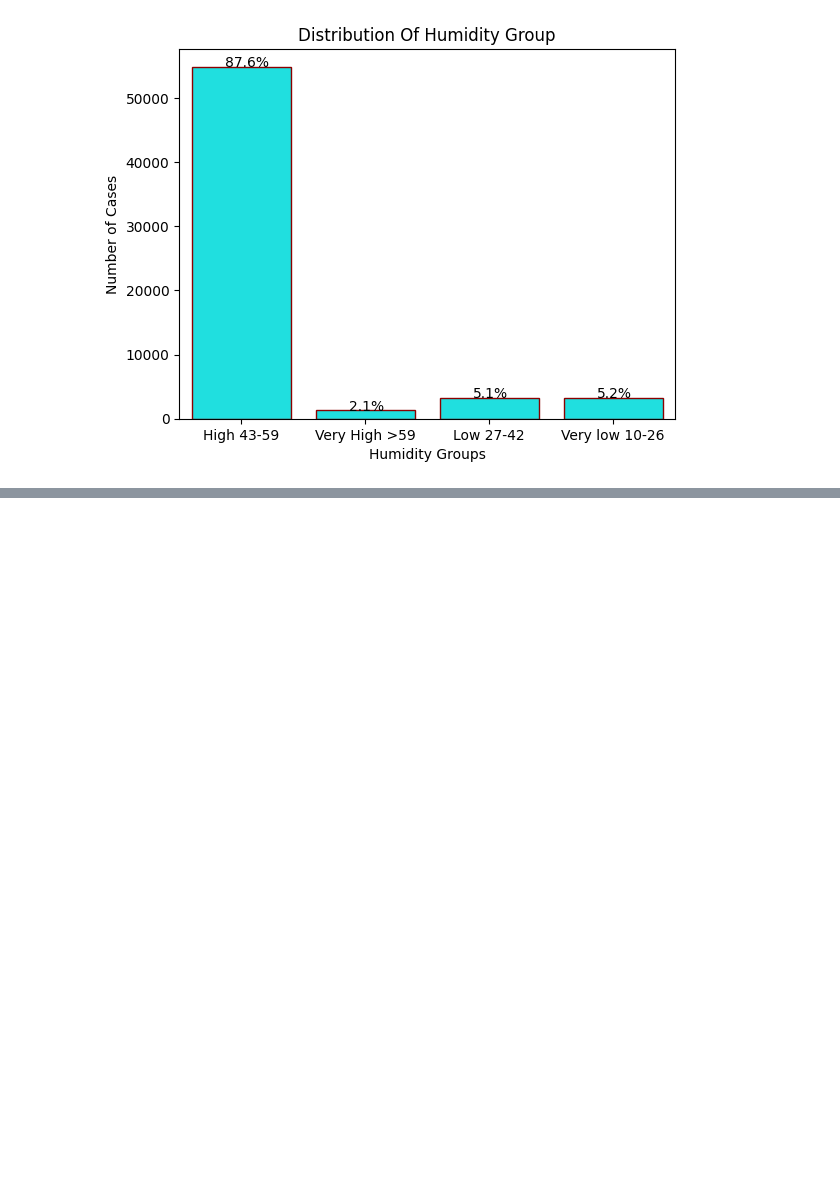
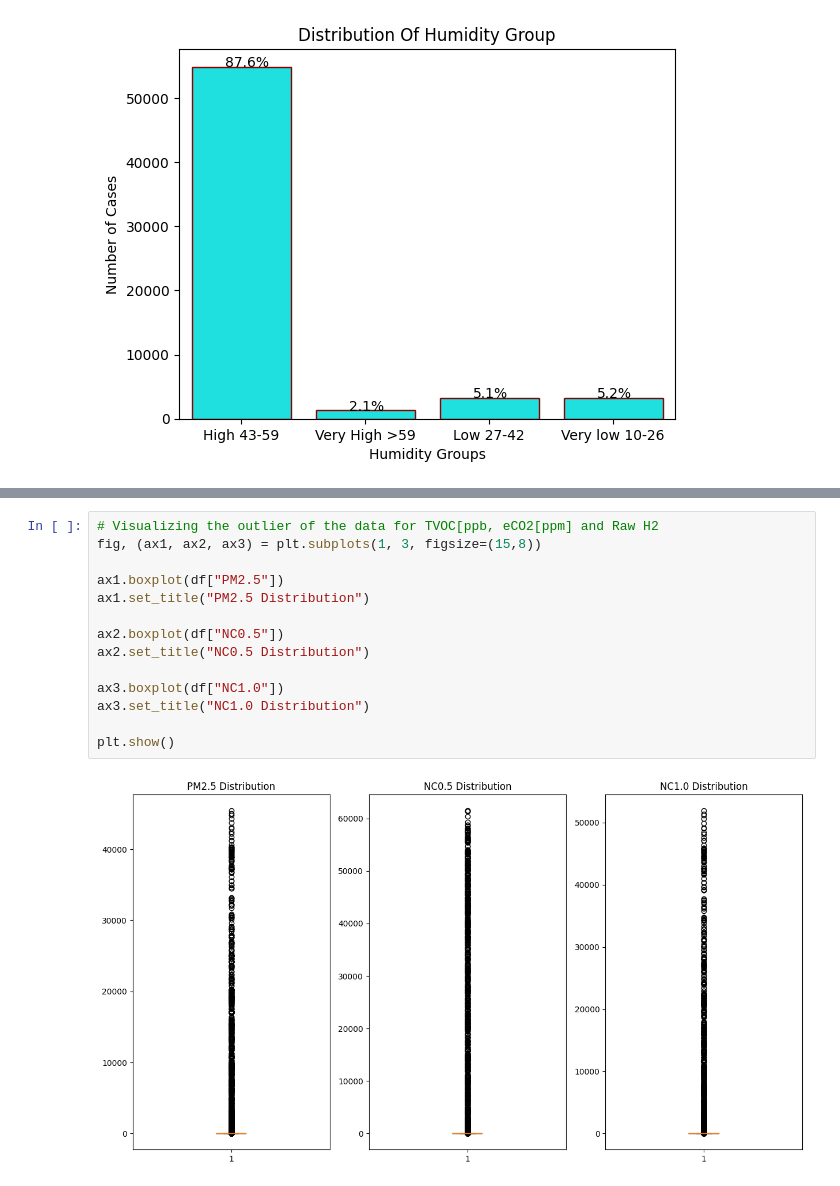
Before and after one commit to kayodeolusanya/Smoke-Detection-Project, a Jupyter notebook: Smoke_Detection.ipynb, the cells around one changed output, grey strips where cells are left out. Drawn from its saved outputs; the diff is of its cells as text; blank space fills up the shorter version.

```diff
--- a/Smoke_Detection.ipynb
+++ b/Smoke_Detection.ipynb
@@ -272,0 +333,16 @@ plt.show()
+# %%
+# Visualizing the outlier of the data for TVOC[ppb, eCO2[ppm] and Raw H2
+fig, (ax1, ax2, ax3) = plt.subplots(1, 3, figsize=(15,8))
+
+ax1.boxplot(df["PM2.5"])
+ax1.set_title("PM2.5 Distribution")
+
+ax2.boxplot(df["NC0.5"])
+ax2.set_title("NC0.5 Distribution")
+
+ax3.boxplot(df["NC1.0"])
+ax3.set_title("NC1.0 Distribution")
+
+plt.show()
+# %% [output]
+[figure, added]
```
Also changed, not shown: parts of 13 cells of this notebook.
